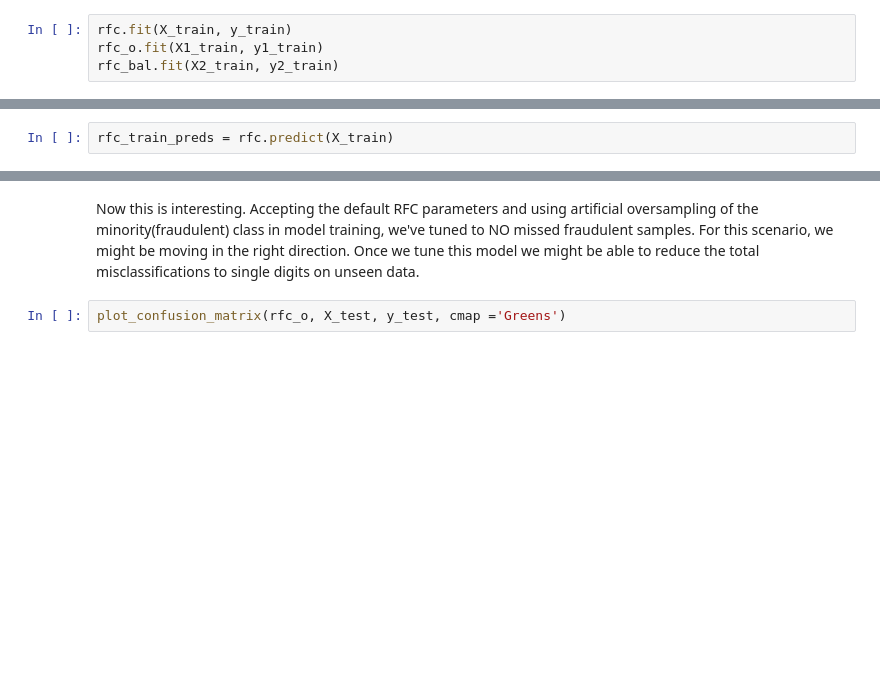
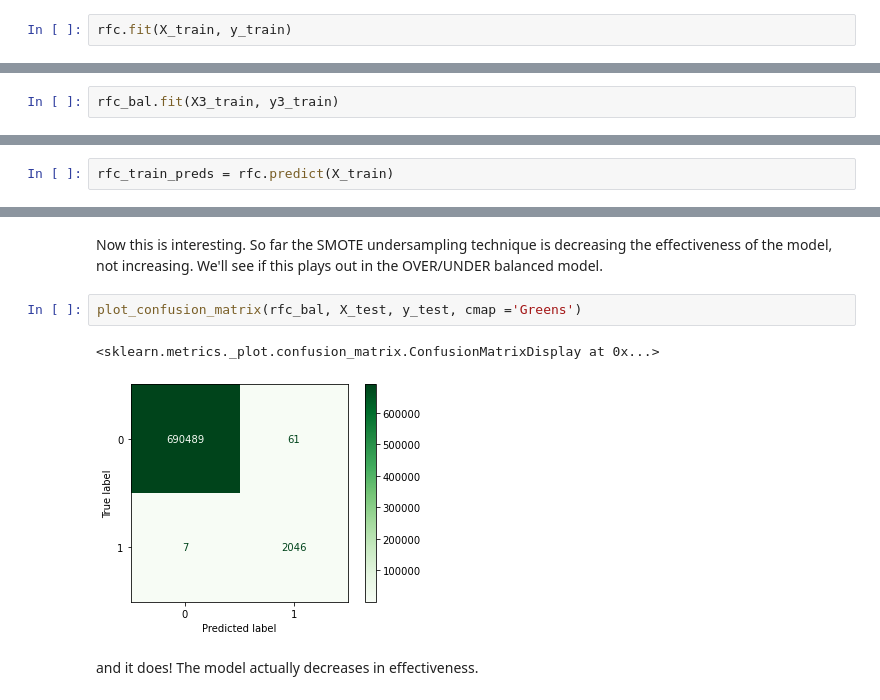
Before and after one commit to kduane/fake_fraud, a Jupyter notebook: modeling.ipynb, the cells around one changed output, grey strips where cells are left out. Cells and saved outputs as stored; diff of their text form; blank space fills up the shorter version.

```diff
--- a/modeling.ipynb
+++ b/modeling.ipynb
@@ -222,5 +223,3 @@ rfc_o = RandomForestClassifier()
 rfc_bal = RandomForestClassifier()
 # %%
 rfc.fit(X_train, y_train)
-rfc_o.fit(X1_train, y1_train)
-rfc_bal.fit(X2_train, y2_train)
@@ -226,0 +230,2 @@ rfc_bal.fit(X2_train, y2_train)
+# %%
+rfc_bal.fit(X3_train, y3_train)
@@ -251,4 +281,9 @@ plot_confusion_matrix(rfc_o, X_test, y_test, cmap='Greens')
-# %% [markdown]
-Now this is interesting.  Accepting the default RFC parameters and using artificial oversampling of the minority(fraudulent) class in model training, we've tuned to NO missed fraudulent samples.  For this scenario, we might be moving in the right direction.  Once we tune this model we might be able to reduce the total misclassifications to single digits on unseen data.
+# %% [markdown]
+Now this is interesting. So far the SMOTE undersampling technique is decreasing the effectiveness of the model, not increasing.  We'll see if this plays out in the OVER/UNDER balanced model.
 # %%
-plot_confusion_matrix(rfc_o, X_test, y_test, cmap ='Greens')
+plot_confusion_matrix(rfc_bal, X_test, y_test, cmap ='Greens')
+# %% [output]
+<sklearn.metrics._plot.confusion_matrix.ConfusionMatrixDisplay at 0x...>
+[figure, added]
+# %% [markdown]
+and it does!  The model actually decreases in effectiveness.
```
Also changed, not shown: parts of 13 cells of this notebook, 3 other files.
